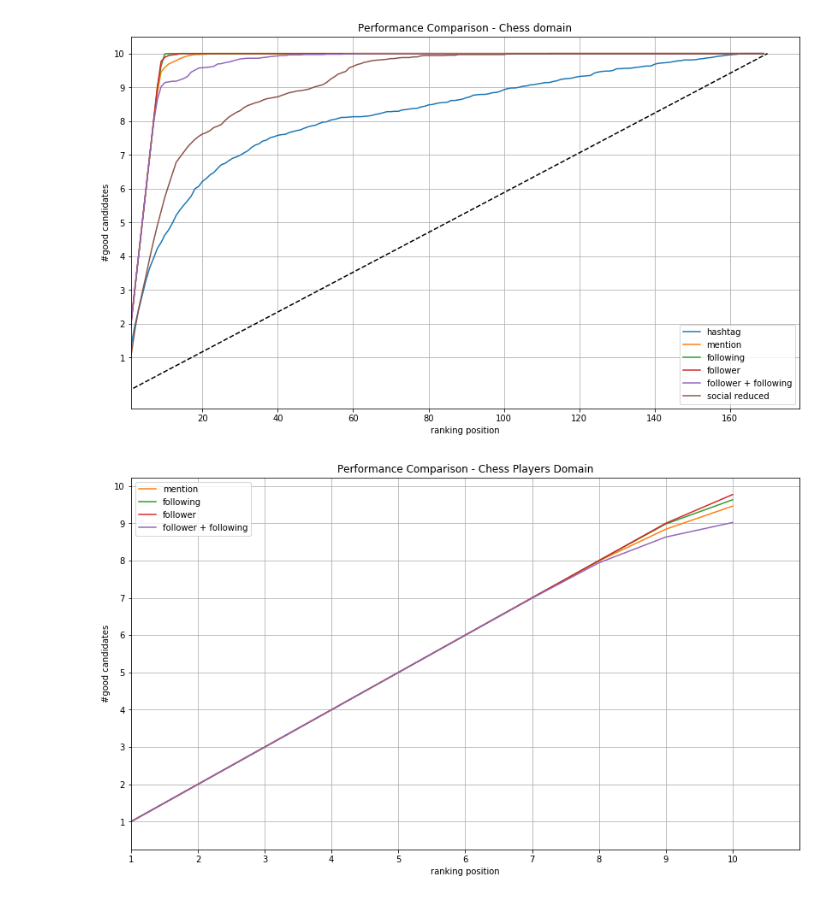
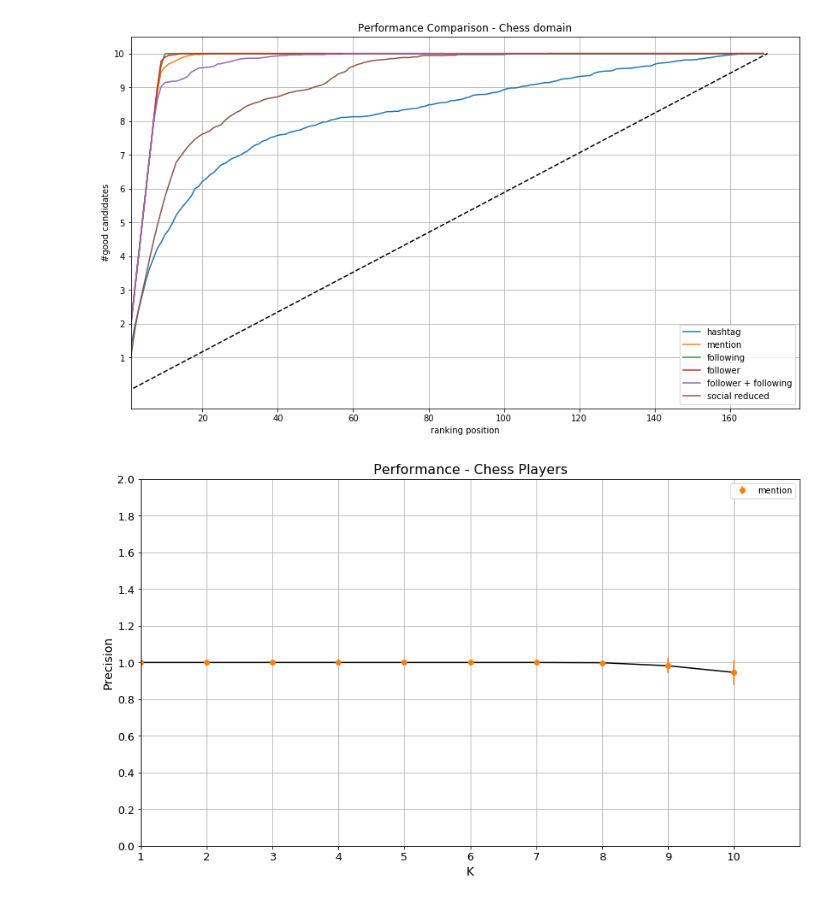
Before and after one commit to DataSciencePolimi/NetSKE, a Jupyter notebook: graphs/chess/Chess Domain - Test Network Features.ipynb, the cells around one changed output. Cells and saved outputs as stored; diff of their text form; code cells hidden in the pictures.

Commit message:
template to generate images with precision and error

```diff
--- a/graphs/chess/Chess Domain - Test Network Features.ipynb
+++ b/graphs/chess/Chess Domain - Test Network Features.ipynb
@@ -144,7 +144,7 @@ def computePerformance(allseeds, comb, data, network_type):
     ysum = np.zeros(data.shape[0] - 10)
     prec_20 = []
     prec_10 = []
-
+    matrix = []
     for c in comb:
         effective_seeds = [x.lower() for x in comb[c]] #lower case for usernames
         good_candidates = list(set(allseeds)-(set(effective_seeds)))
@@ -158,6 +158,7 @@ def computePerformance(allseeds, comb, data, network_type):
 
         y = cumulativeGoodCandidates(r)
         ysum = ysum + y
+        matrix.append([y[i-1]/i for i in range(1, len(y))]) # compute precision and then derive std
 
         for index, candidate in r[r['good'] == True].iterrows():
             username = candidate['username']
@@ -169,6 +170,9 @@ def computePerformance(allseeds, comb, data, network_type):
 
         prec_20.append(cumulativeGoodCandidates(r[:20])[19])
         prec_10.append(cumulativeGoodCandidates(r[:10])[9])
+
+    m = np.array(matrix)
+    std_dev = np.std(m, axis=0)
 
     y_avg = ysum.astype(float)/len(combinations)
 
@@ -187,7 +191,7 @@ def computePerformance(allseeds, comb, data, network_type):
     print ('Average P@20: {:.2f}'.format(np.mean(prec_20)))
     print ('Average P@10: {:.2f}'.format(np.mean(prec_10)))
 
-    return [y_avg, candidates_ranking, all_ranking]
+    return [y_avg, std_dev, candidates_ranking, all_ranking]
 # %%
 def extract_top_list(ranking, K):
     result = []
@@ -218,7 +222,7 @@ data.columns = ['id_graph','username','id_user','usertype']+header
 data = data[data['usertype'].isin(['seed','user'])]
 data.reset_index(inplace=True)
 
-perf_tag, candidate_rank, all_rank = computePerformance(allseeds, combinations, data, 'hashtag')
+perf_tag, std_tag, candidate_rank, all_rank = computePerformance(allseeds, combinations, data, 'hashtag')
 # %% [output]
 Average P@20: 6.07
 Average P@10: 4.41
@@ -246,7 +250,7 @@ t1_users = testusers[testusers['n_test'] == test][['id_user', 'screen_name']].dr
 t1_users['usertype'] = 'user'
 data = data.merge(pd.concat([seed_data[['id_user', 'screen_name', 'usertype']], t1_users]), on='id_user')
 
-perf_mention, candidate_rank, all_rank = computePerformance(allseeds, combinations, data, 'mention')
+perf_mention, std_men, candidate_rank, all_rank = computePerformance(allseeds, combinations, data, 'mention')
 # %% [output]
 Average P@20: 9.97
 Average P@10: 9.46
@@ -498,28 +507,44 @@ plt.grid(True)
 # %%
 # paper image
 
 plt.figure(figsize=(14,8))
+
 K = 10
+x = range(K)
 
 l = plt.plot(perf_tag[:K], label='hashtag')
 l.pop(0).remove()
 
-plt.plot(perf_mention[:K], label='mention')
-plt.plot(pf_1[:K], label='following')
-plt.plot(pf_2[:K], label='follower')
-plt.plot(pf_3[:K], label='follower + following')
+prec_m = [perf_mention[i-1]/i for i in range(1, K+1)]
+plt.plot(prec_m, color='black', linestyle='-')
+plt.errorbar(x, prec_m, yerr=std_men[:K].reshape(-1,1), label='mention', fmt='o')
+
+#plt.plot(pf_1[:K], label='following')
+#prec_following = [pf_1[i-1]/i for i in range(1, K+1)]
+#plt.errorbar(x, prec_following, yerr=std_1[:K], label='following')
+
+#plt.plot(pf_2[:K], label='follower')
+#prec_follower = [pf_2[i-1]/i for i in range(1, K+1)]
+#plt.errorbar(x, prec_follower, yerr=std_2[:K], label='follower')
+
+#plt.plot(pf_3[:K], label='follower + following')
+#prec_complete = [pf_3[i-1]/i for i in range(1, K+1)]
+#plt.errorbar(x, prec_complete, yerr=std_3[:K], label='follower + following')
 # plt.plot(pf_4[:K], label='social reduced')
 # plt.plot([0, 20], [0, 10], linestyle='--', color='black')
 
 
 plt.legend()
-plt.title('Performance Comparison - Chess Players Domain')
-plt.ylabel('#good candidates')
-plt.xlabel('ranking position')
+plt.title('Performance - Chess Players', fontsize=16)
+plt.ylabel('Precision', fontsize=14)
+plt.xlabel('K', fontsize=14)
 
 plt.xlim(xmin=1, xmax=K)
-plt.yticks(range(1,11))
+plt.ylim(ymin=0, ymax=2)
+plt.yticks(np.arange(0, 2.1, 0.2))
 plt.xticks(range(0, K, int(K/10)), [str(i+1) for i in range(K)])
+plt.tick_params(labelsize=13)
+
 plt.grid(True)
 # %% [output]
-[figure, old version]
+[figure, new version]
```
Also changed, not shown: parts of 5 cells of this notebook.
